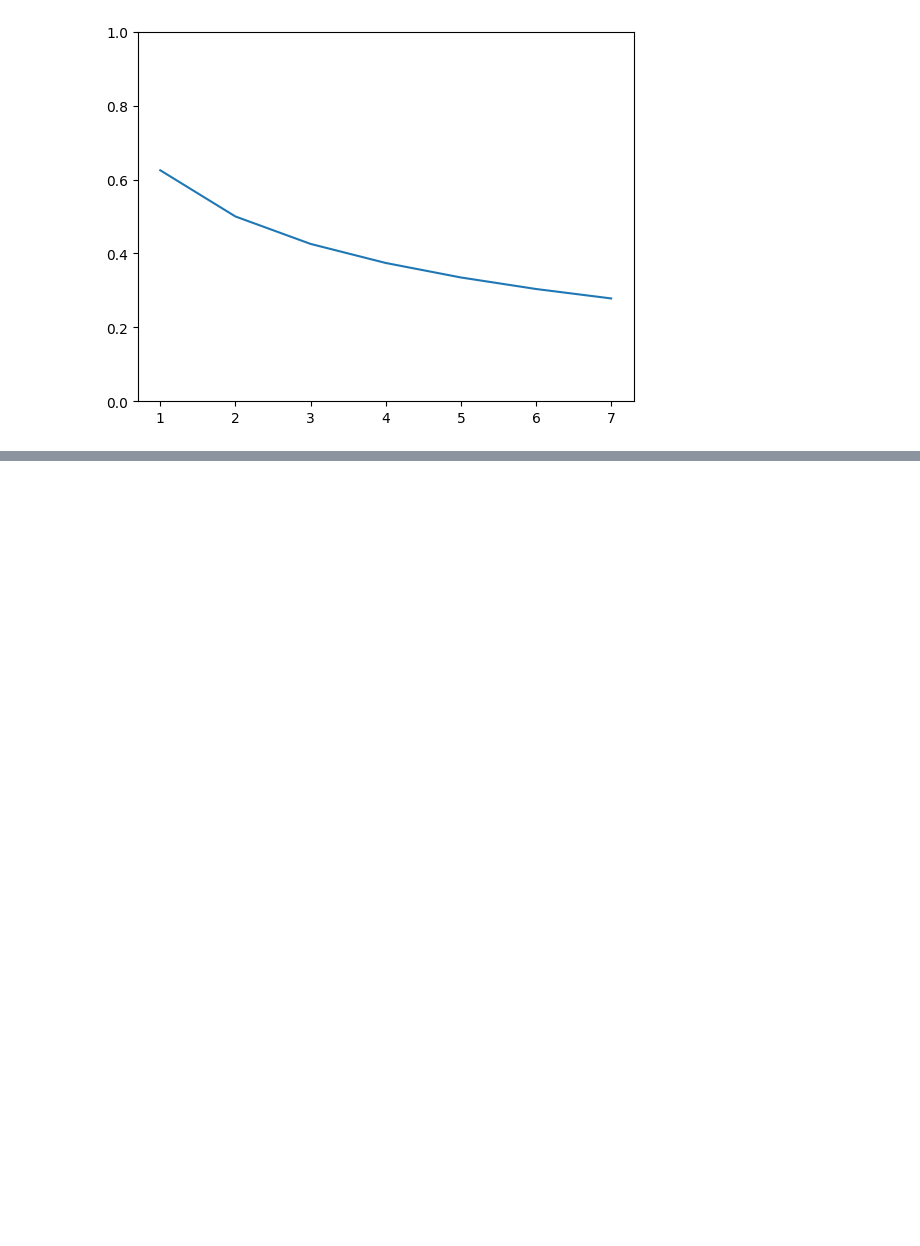
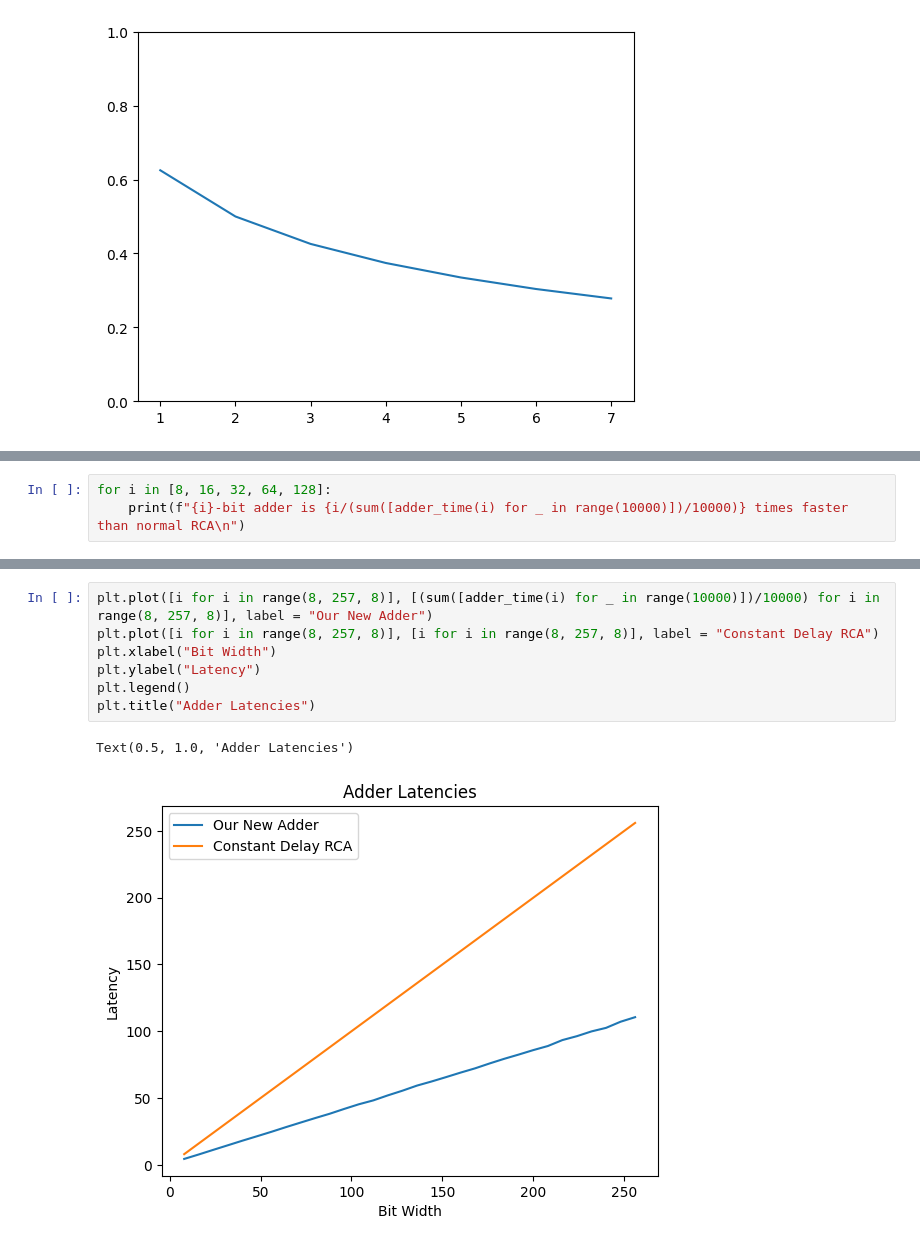
Before and after one commit to ALN006/dynamic_adder_2025, a Jupyter notebook: data/adder_data_analysis_notebook.ipynb, the cells around one changed output, grey strips where cells are left out. Drawn from its saved outputs; the diff is of its cells as text; blank space fills up the shorter version.

```diff
--- a/data/adder_data_analysis_notebook.ipynb
+++ b/data/adder_data_analysis_notebook.ipynb
@@ -276,0 +315,3 @@ NameError: name 'random' is not defined
+# %%
+for i in [8, 16, 32, 64, 128]:
+    print(f"{i}-bit adder is {i/(sum([adder_time(i) for _ in range(10000)])/10000)} times faster than normal RCA\n")
@@ -276,0 +341,10 @@ NameError: name 'random' is not defined
+# %%
+plt.plot([i for i in range(8, 257, 8)], [(sum([adder_time(i) for _ in range(10000)])/10000) for i in range(8, 257, 8)], label = "Our New Adder")
+plt.plot([i for i in range(8, 257, 8)], [i for i in range(8, 257, 8)], label = "Constant Delay RCA")
+plt.xlabel("Bit Width")
+plt.ylabel("Latency")
+plt.legend()
+plt.title("Adder Latencies")
+# %% [output]
+Text(0.5, 1.0, 'Adder Latencies')
+[figure, added]
```
Also changed, not shown: parts of 5 cells of this notebook.
